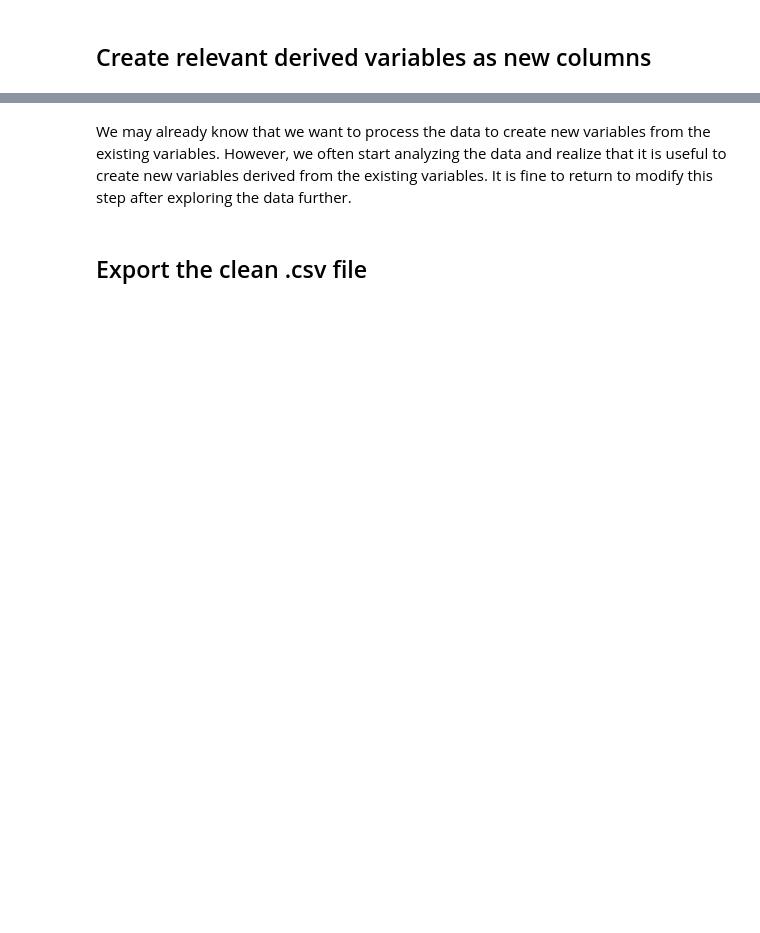
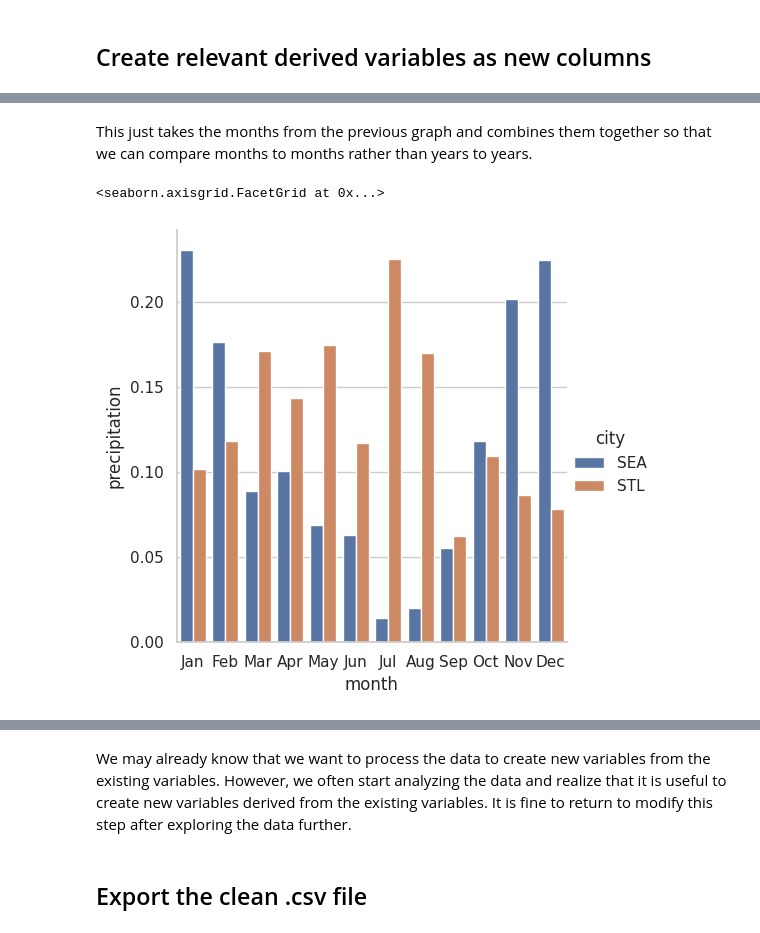
Before and after one commit to imp-etus/Seattle-Weather, a Jupyter notebook: Evelyn_McCarty_DATA_3320_Seattle_St_Louis_Data_Preparation.ipynb, the cells around one changed output, grey strips where cells are left out. Saved outputs shown, nothing was run; the diff lists cells and outputs as text; code cells hidden in the pictures; blank space fills up the shorter version.

```diff
--- a/Evelyn_McCarty_DATA_3320_Seattle_St_Louis_Data_Preparation.ipynb
+++ b/Evelyn_McCarty_DATA_3320_Seattle_St_Louis_Data_Preparation.ipynb
@@ -217,0 +133,8 @@ sns.catplot(kind='bar', data=df_year_sums, x='day', y='precipitation', hue='city
+# %% [markdown]
+This just takes the months from the previous graph and combines them together so that we can compare months to months rather than years to years.
+# %%
+true_monthly_plot = sns.catplot(kind='bar', data=df_true_monthly, x='month', y='precipitation', hue='city')
+true_monthly_plot.set_xticklabels(["Jan", "Feb", "Mar", "Apr", "May", "Jun", "Jul", "Aug", "Sep", "Oct", "Nov", "Dec"])
+# %% [output]
+<seaborn.axisgrid.FacetGrid at 0x...>
+[figure, added]
```
Also changed, not shown: parts of 37 cells of this notebook.
